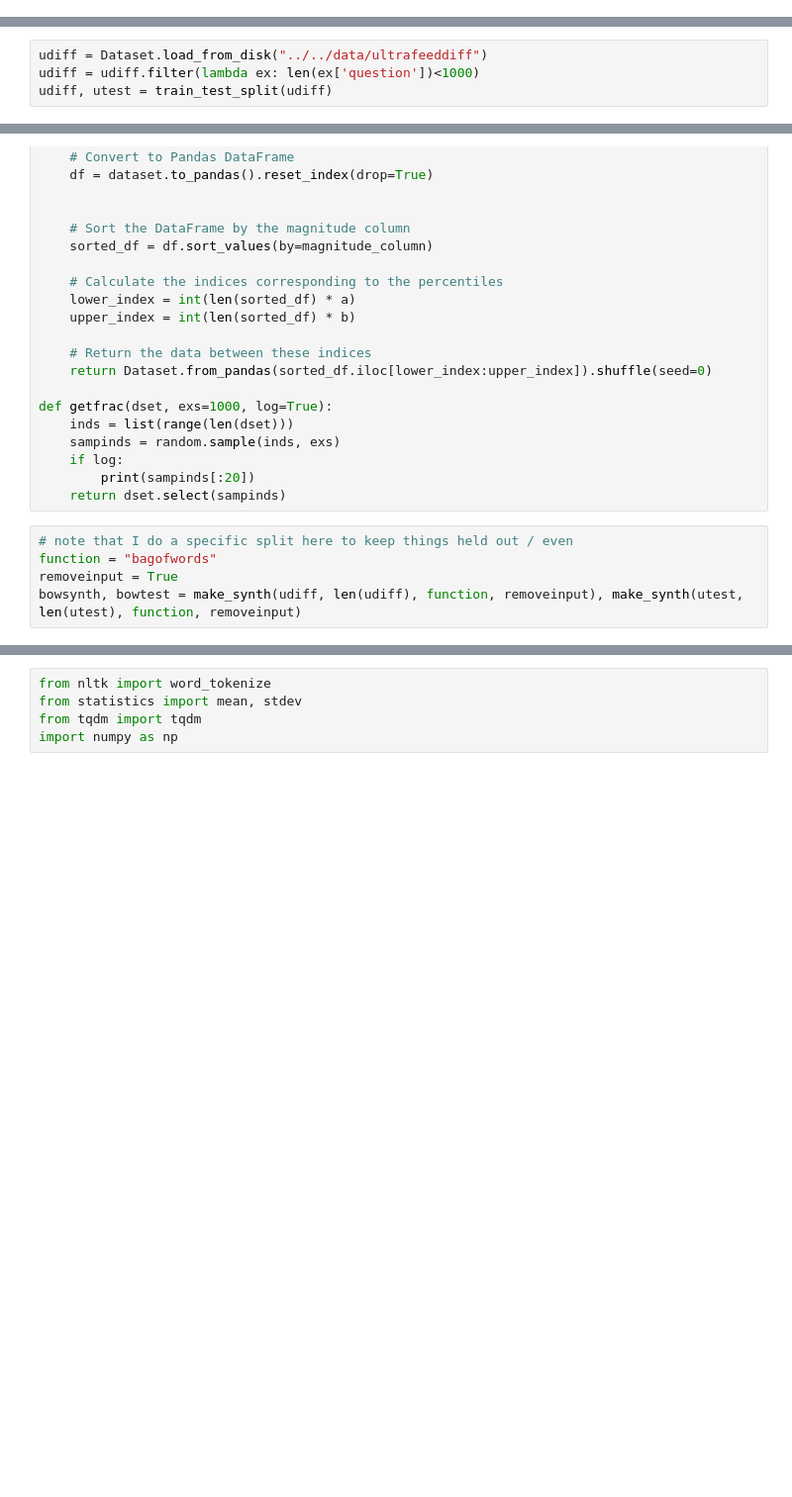
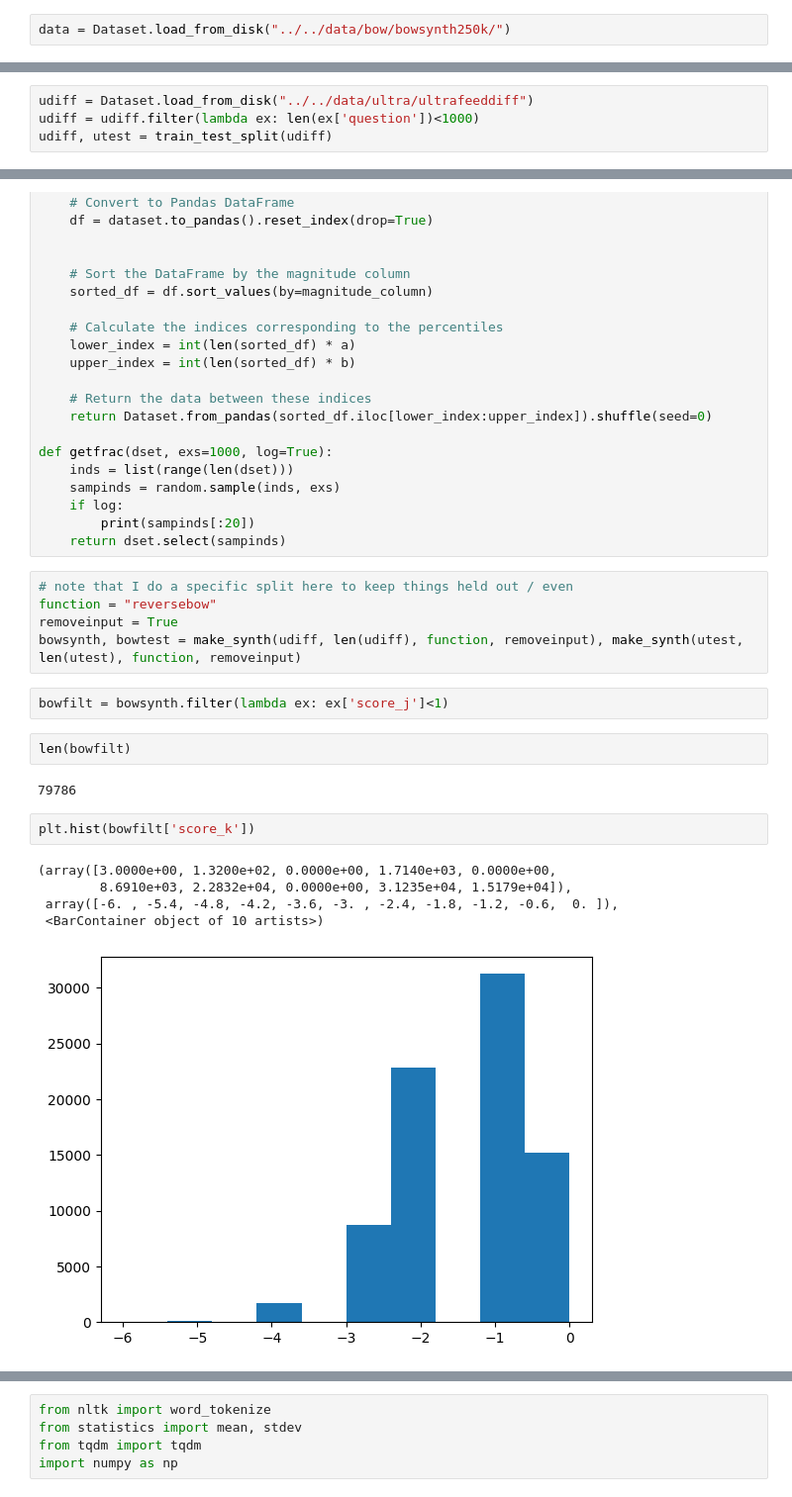
Before and after one commit to PrasannS/rlhf-length-biases, a Jupyter notebook: notebooks/nb_data/dpo_synthdata.ipynb, the cells around one changed output, grey strips where cells are left out. Shown at 99% size. Cells and saved outputs as stored; diff of their text form; blank space fills up the shorter version.

```diff
--- a/notebooks/nb_data/dpo_synthdata.ipynb
+++ b/notebooks/nb_data/dpo_synthdata.ipynb
@@ -16,0 +17,2 @@ from nltk.tokenize import word_tokenize
+# %%
+data = Dataset.load_from_disk("../../data/bow/bowsynth250k/")
@@ -70,5 +87,5 @@ random_feature_sub(instr, featlist)
 # %%
-udiff = Dataset.load_from_disk("../../data/ultrafeeddiff")
+udiff = Dataset.load_from_disk("../../data/ultra/ultrafeeddiff")
 udiff = udiff.filter(lambda ex: len(ex['question'])<1000)
 udiff, utest = train_test_split(udiff)
 # %% [output]
@@ -173,6 +193,20 @@ def getfrac(dset, exs=1000, log=True):
     return dset.select(sampinds)
 # %%
 # note that I do a specific split here to keep things held out / even
-function = "bagofwords"
+function = "reversebow"
 removeinput = True
 bowsynth, bowtest = make_synth(udiff, len(udiff), function, removeinput), make_synth(utest, len(utest), function, removeinput)
+# %%
+bowfilt = bowsynth.filter(lambda ex: ex['score_j']<1)
+# %%
+len(bowfilt)
+# %% [output]
+79786
+# %%
+plt.hist(bowfilt['score_k'])
+# %% [output]
+(array([3.0000e+00, 1.3200e+02, 0.0000e+00, 1.7140e+03, 0.0000e+00,
+        8.6910e+03, 2.2832e+04, 0.0000e+00, 3.1235e+04, 1.5179e+04]),
+ array([-6. , -5.4, -4.8, -4.2, -3.6, -3. , -2.4, -1.8, -1.2, -0.6,  0. ]),
+ <BarContainer object of 10 artists>)
+[figure, added]
```
Also changed, not shown: parts of 10 cells of this notebook, 36 other files.
